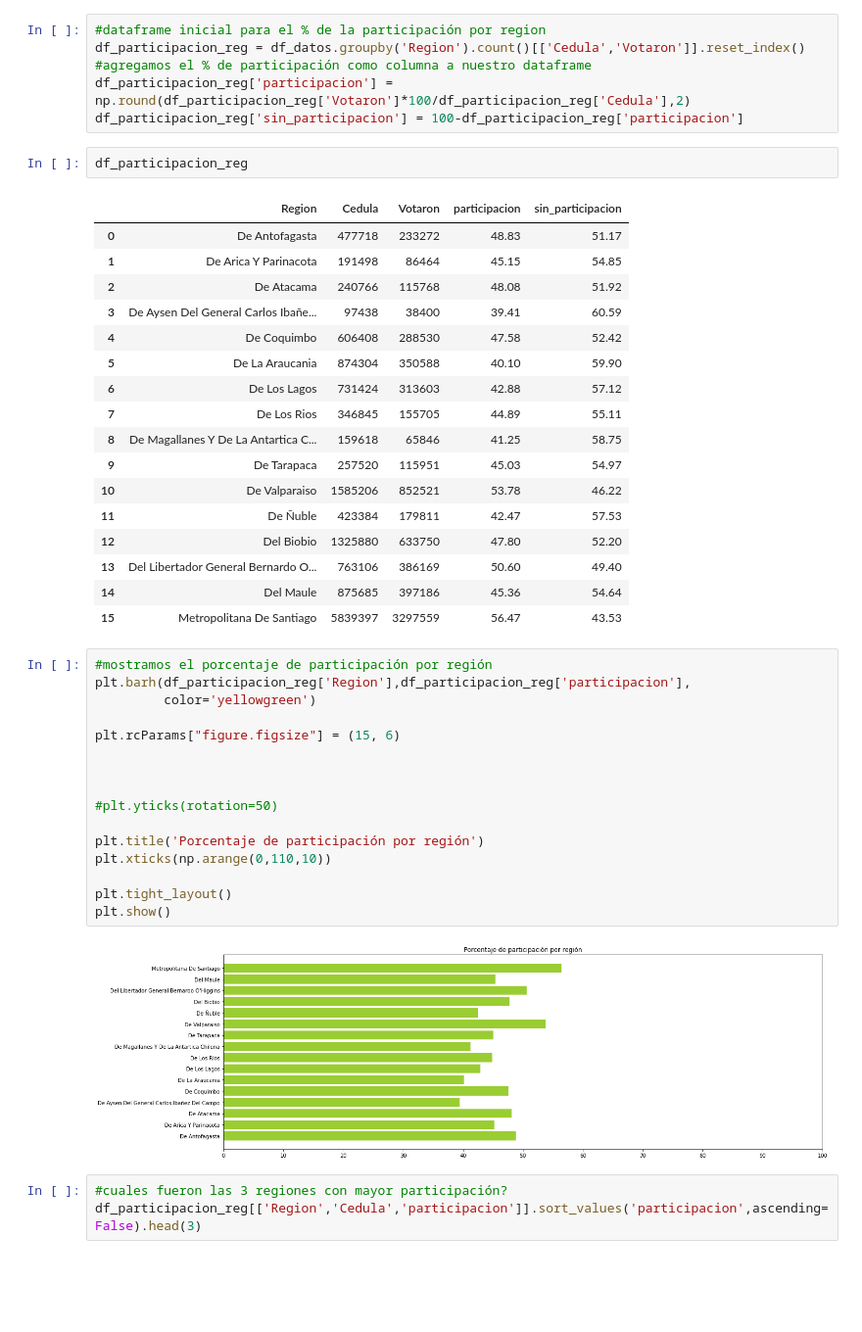
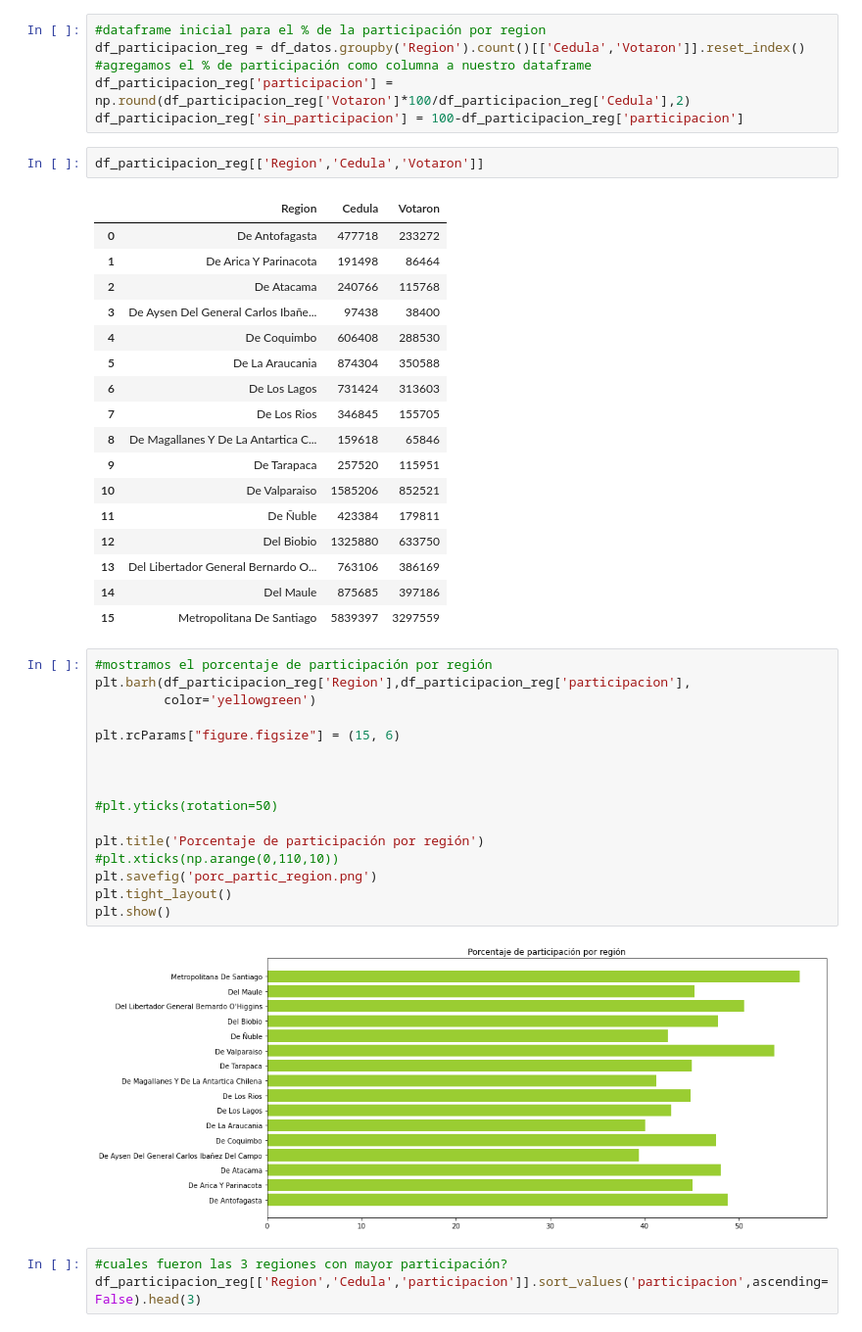
Before and after one commit to framirezv/proyecto-portafolio, a Jupyter notebook: notebooks/EDA_plebiscito_chile_v2.ipynb, the cells around one changed output. Shown at 98% size. Drawn from its saved outputs; the diff is of its cells as text; blank space fills up the shorter version.

```diff
--- a/notebooks/EDA_plebiscito_chile_v2.ipynb
+++ b/notebooks/EDA_plebiscito_chile_v2.ipynb
@@ -90,43 +104,43 @@ df_participacion_reg = df_datos.groupby('Region').count()[['Cedula','Votaron']].
 df_participacion_reg['participacion'] = np.round(df_participacion_reg['Votaron']*100/df_participacion_reg['Cedula'],2)
 df_participacion_reg['sin_participacion'] = 100-df_participacion_reg['participacion']
 # %%
-df_participacion_reg
+df_participacion_reg[['Region','Cedula','Votaron']]
 # %% [output]
-|  | Region | Cedula | Votaron | participacion | sin_participacion |
-| 0 | De Antofagasta | 477718 | 233272 | 48.83 | 51.17 |
-| 1 | De Arica Y Parinacota | 191498 | 86464 | 45.15 | 54.85 |
-| 2 | De Atacama | 240766 | 115768 | 48.08 | 51.92 |
-| 3 | De Aysen Del General Carlos Ibañe... | 97438 | 38400 | 39.41 | 60.59 |
-| 4 | De Coquimbo | 606408 | 288530 | 47.58 | 52.42 |
-| 5 | De La Araucania | 874304 | 350588 | 40.10 | 59.90 |
-| 6 | De Los Lagos | 731424 | 313603 | 42.88 | 57.12 |
-| 7 | De Los Rios | 346845 | 155705 | 44.89 | 55.11 |
-| 8 | De Magallanes Y De La Antartica C... | 159618 | 65846 | 41.25 | 58.75 |
-| 9 | De Tarapaca | 257520 | 115951 | 45.03 | 54.97 |
-| 10 | De Valparaiso | 1585206 | 852521 | 53.78 | 46.22 |
-| 11 | De Ñuble | 423384 | 179811 | 42.47 | 57.53 |
-| 12 | Del Biobio | 1325880 | 633750 | 47.80 | 52.20 |
-| 13 | Del Libertador General Bernardo O... | 763106 | 386169 | 50.60 | 49.40 |
-| 14 | Del Maule | 875685 | 397186 | 45.36 | 54.64 |
-| 15 | Metropolitana De Santiago | 5839397 | 3297559 | 56.47 | 43.53 |
+|  | Region | Cedula | Votaron |
+| 0 | De Antofagasta | 477718 | 233272 |
+| 1 | De Arica Y Parinacota | 191498 | 86464 |
+| 2 | De Atacama | 240766 | 115768 |
+| 3 | De Aysen Del General Carlos Ibañe... | 97438 | 38400 |
+| 4 | De Coquimbo | 606408 | 288530 |
+| 5 | De La Araucania | 874304 | 350588 |
+| 6 | De Los Lagos | 731424 | 313603 |
+| 7 | De Los Rios | 346845 | 155705 |
+| 8 | De Magallanes Y De La Antartica C... | 159618 | 65846 |
+| 9 | De Tarapaca | 257520 | 115951 |
+| 10 | De Valparaiso | 1585206 | 852521 |
+| 11 | De Ñuble | 423384 | 179811 |
+| 12 | Del Biobio | 1325880 | 633750 |
+| 13 | Del Libertador General Bernardo O... | 763106 | 386169 |
+| 14 | Del Maule | 875685 | 397186 |
+| 15 | Metropolitana De Santiago | 5839397 | 3297559 |
 # %%
 #mostramos el porcentaje de participación por región
 plt.barh(df_participacion_reg['Region'],df_participacion_reg['participacion'],
          color='yellowgreen')
 
 plt.rcParams["figure.figsize"] = (15, 6)
 
 
 
 #plt.yticks(rotation=50)
 
 plt.title('Porcentaje de participación por región')
-plt.xticks(np.arange(0,110,10))
-
+#plt.xticks(np.arange(0,110,10))
+plt.savefig('porc_partic_region.png')
 plt.tight_layout()
 plt.show()
 # %% [output]
-[figure, old version]
+[figure, new version]
 # %%
 #cuales fueron las 3 regiones con mayor participación?
 df_participacion_reg[['Region','Cedula','participacion']].sort_values('participacion',ascending=False).head(3)
```
Also changed, not shown: parts of 19 cells of this notebook, 13 other files.
